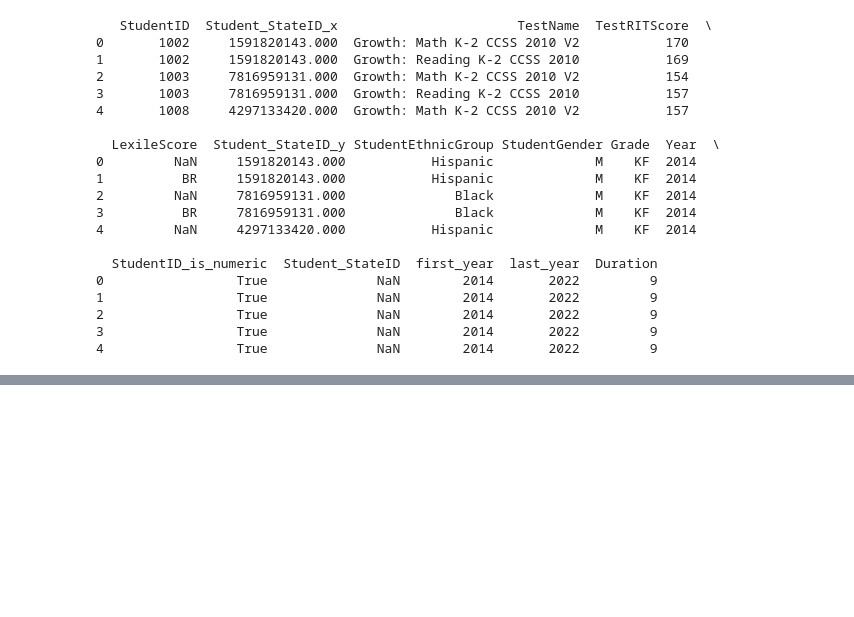
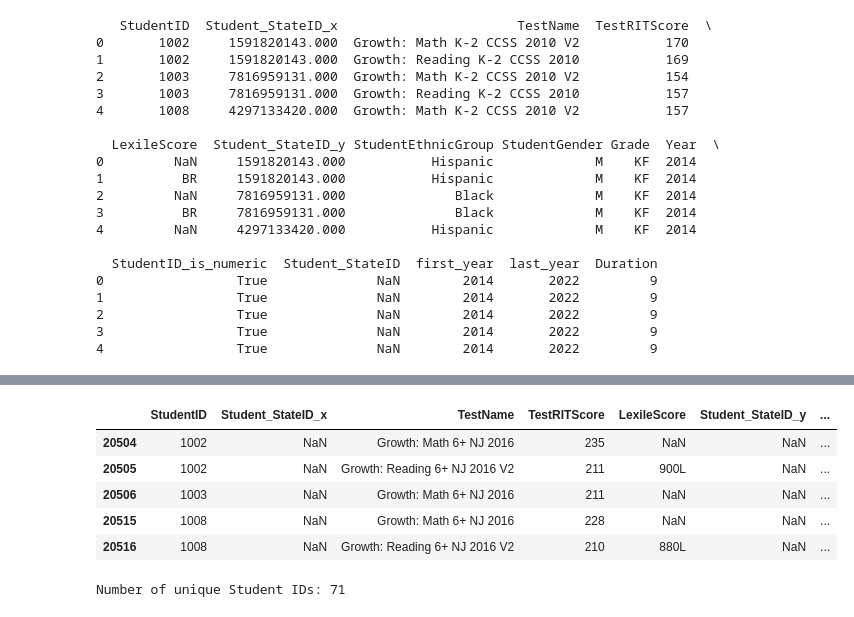
Before and after one commit to worldterminator/mess, a Jupyter notebook: leap.ipynb, the cells around one changed output, grey strips where cells are left out. Drawn from its saved outputs; the diff is of its cells as text; code cells hidden in the pictures; blank space fills up the shorter version.

```diff
--- a/leap.ipynb
+++ b/leap.ipynb
@@ -1034,0 +1057,14 @@ print(all.head())
+# %%
+continuous_enrollment_cohort_all.head()
+# %% [output]
+|  | StudentID | Student_StateID_x | TestName | TestRITScore | LexileScore | Student_StateID_y | ... |
+| 20504 | 1002 | NaN | Growth: Math 6+ NJ 2016 | 235 | NaN | NaN | ... |
+| 20505 | 1002 | NaN | Growth: Reading 6+ NJ 2016 V2 | 211 | 900L | NaN | ... |
+| 20506 | 1003 | NaN | Growth: Math 6+ NJ 2016 | 211 | NaN | NaN | ... |
+| 20515 | 1008 | NaN | Growth: Math 6+ NJ 2016 | 228 | NaN | NaN | ... |
+| 20516 | 1008 | NaN | Growth: Reading 6+ NJ 2016 V2 | 210 | 880L | NaN | ... |
+# %%
+unique_student_ids = late_joiners_all['StudentID'].nunique()
+print("Number of unique Student IDs:", unique_student_ids)
+# %% [output]
+Number of unique Student IDs: 71
```
Also changed, not shown: parts of 6 cells of this notebook.
